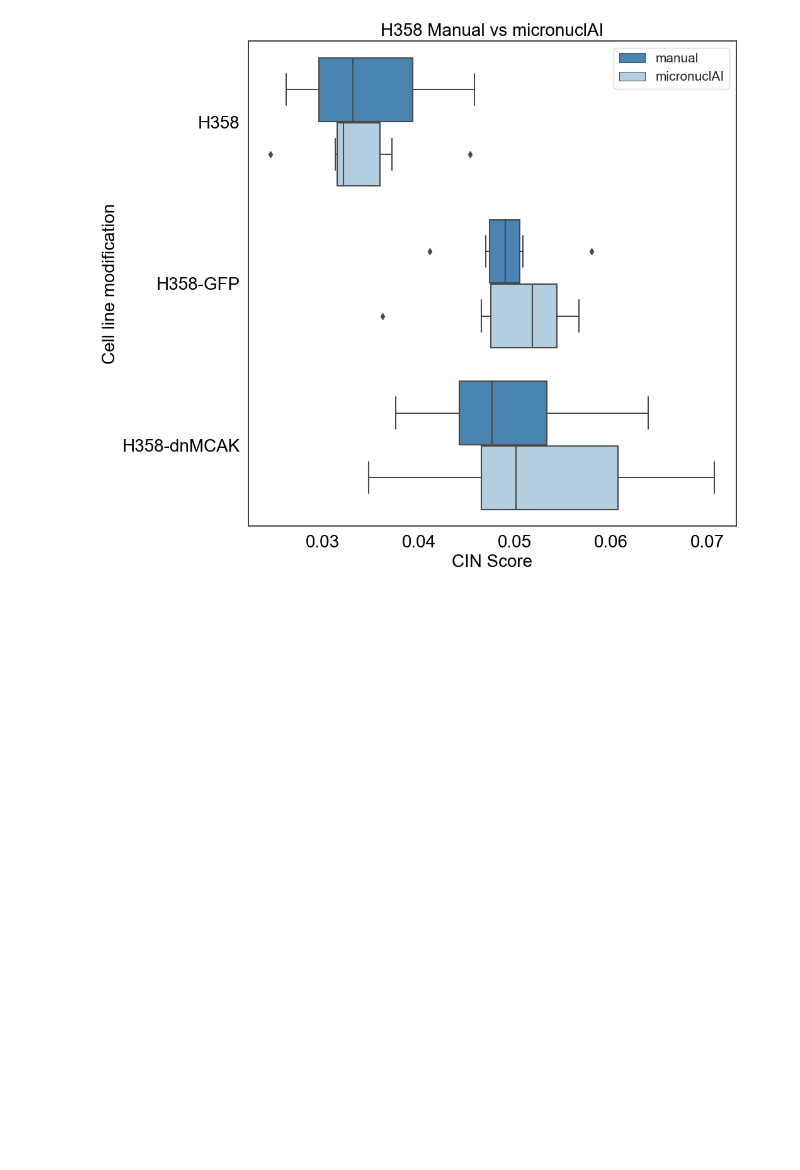
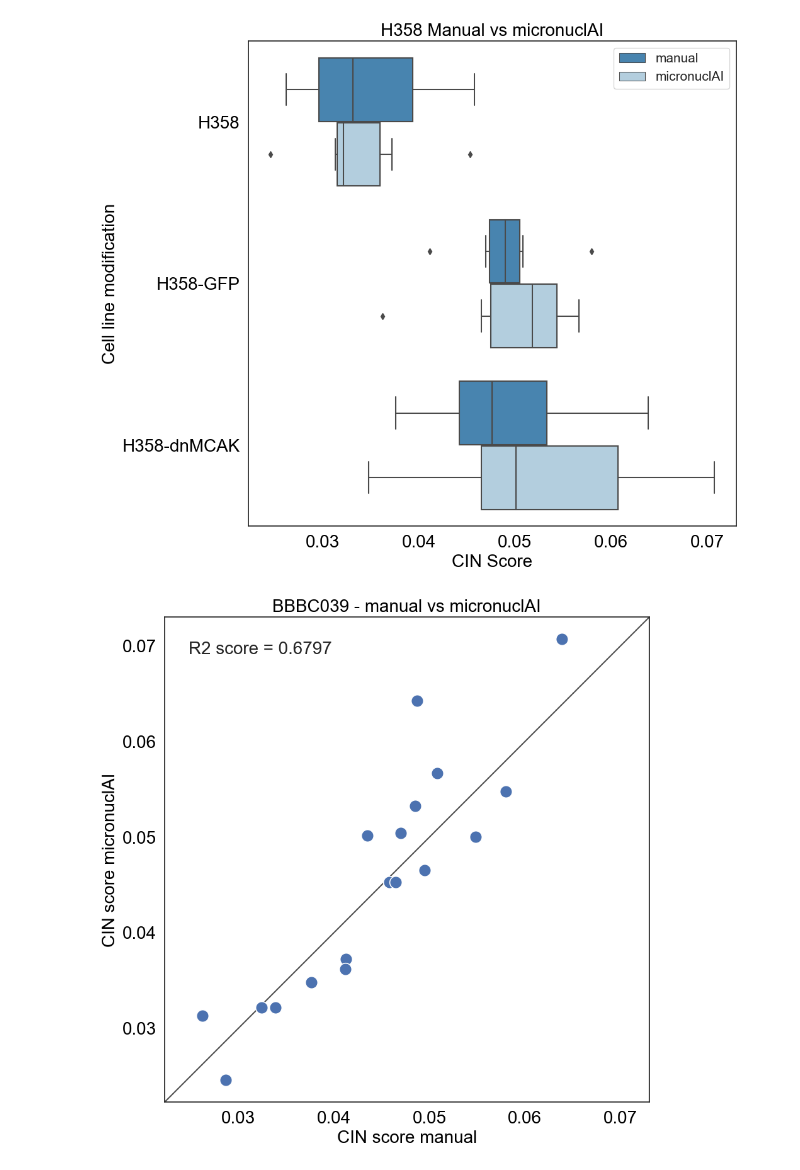
Before and after one commit to SchapiroLabor/micronuclAI, a Jupyter notebook: notebooks/3_H358_comparison.ipynb, the cells around one changed output. Saved outputs shown, nothing was run; the diff lists cells and outputs as text; code cells hidden in the pictures; blank space fills up the shorter version.

Commit message:
Add new plots

```diff
--- a/notebooks/3_H358_comparison.ipynb
+++ b/notebooks/3_H358_comparison.ipynb
@@ -143,3 +145,35 @@ fig.savefig("../figures/H358_comparison_aggregated_EFB0_SS_W3_stardist_rf06_all_
 fig.savefig("../figures/H358_comparison_aggregated_EFB0_SS_W3_stardist_rf06_all_balanced_model4_black.pdf", dpi=300, bbox_inches='tight', transparent=True)
 # %% [output]
 [figure]
+# %%
+ # Plot manual vs micronuclAI
+sns.set(rc={'ytick.labelcolor':'black','xtick.labelcolor':'black', 'text.color':'black'})
+sns.set_style("white")
+fig, ax = plt.subplots(figsize=(10, 10))
+sns.scatterplot(data=df, x="manual", y="micronuclAI", ax=ax, s=200)
+
+# Add R2 score
+r2 = r2_score(df["manual"], df["micronuclAI"])
+ax.text(0.05, 0.95, f"R2 score = {r2:.4f}", transform=ax.transAxes, fontsize=20, verticalalignment='top', bbox=dict(boxstyle='round', facecolor='white', alpha=0.5))
+
+#Plot diagonal line
+lims = [
+    np.min([ax.get_xlim(), ax.get_ylim()]),  # min of both axes
+    np.max([ax.get_xlim(), ax.get_ylim()]),  # max of both axes
+]
+ax.plot(lims, lims, 'k-', alpha=0.75, zorder=0)
+ax.set_aspect('equal')
+ax.set_xlim(lims)
+ax.set_ylim(lims)
+
+ax.set_title("BBBC039 - manual vs micronuclAI", color="black", fontsize=20)
+ax.set_xlabel("CIN score manual", color="black", fontsize=20)
+ax.set_xticklabels(ax.get_xticklabels(), fontsize=20)
+ax.set_ylabel("CIN score micronuclAI", color="black", fontsize=20)
+ax.set_yticklabels(ax.get_yticklabels(), fontsize=20)
+
+plt.show()
+fig.savefig("../figures/H358_corr_Black.png", dpi=300, bbox_inches='tight', transparent=True)
+fig.savefig("../figures/H358_corr_Black.pdf", dpi=300, bbox_inches='tight', transparent=True)
+# %% [output]
+[figure, added]
```
Also changed, not shown: parts of 2 cells of this notebook.
